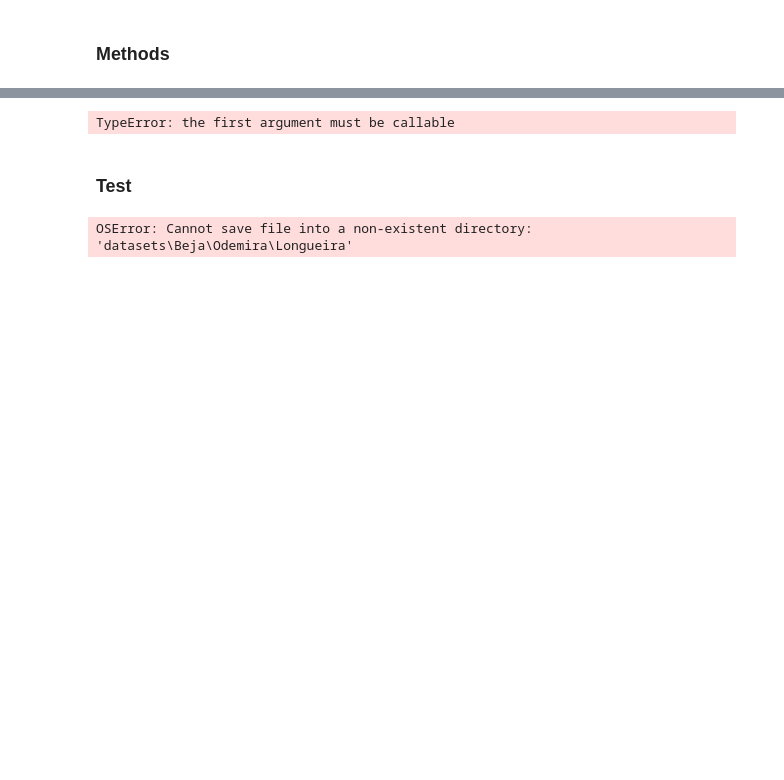
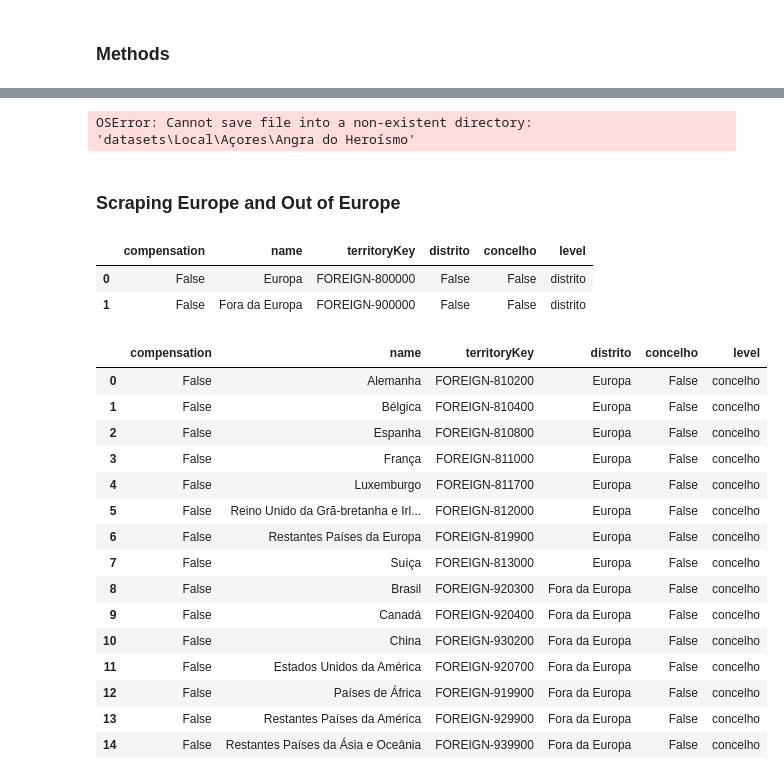
Before and after one commit to DevRubenDuarte/Legislativas-Portugal, a Jupyter notebook: 2_webscraper.ipynb, the cells around one changed output, grey strips where cells are left out. Saved outputs shown, nothing was run; the diff lists cells and outputs as text; code cells hidden in the pictures; blank space fills up the shorter version.

```diff
--- a/2_webscraper.ipynb
+++ b/2_webscraper.ipynb
@@ -16,7 +16,7 @@ site = 'https://www.legislativas2024.mai.gov.pt/assets/static'
 tchild = site +'/territory-children/territory-children-' # children territory codes url
 tresult = site +'/territory-results/territory-results-' # voting results url
 
-portugal = {
+portugal =  {
                 'compensation': [False],
                 'name': ['Portugal'],
                 'territoryKey': ['LOCAL-500000'],
@@ -25,7 +25,18 @@ portugal = {
                 'level': ['pais']
             }
 
+foreign =   {
+                'compensation': [False],
+                'name': ['Estrangeiro'],
+                'territoryKey': ['FOREIGN-600000'],
+                'distrito': False,
+                'concelho': False,
+                'level': ['pais']
+            }
+
 codes = pd.DataFrame(portugal) # creates codes dataframe, and populates with highest-tier level
+
+path = ''
 # %% [markdown]
 ### Methods
 # %%
@@ -100,16 +184,4 @@ county_codes = county_codes.reset_index(drop=True)
 # %%
-parish_codes = pd.DataFrame()
-
-# Drill down to parishes
-for row in county_codes.iterrows():
-    tkey = row[1]['territoryKey']
-    dist = row[1]['distrito']
-    county = row[1]['name']
-
-    parishes = get_children(tkey)
-    codes = pd.DataFrame(get_codes(parishes, dist, county, 'freguesia'))
-    parish_codes = pd.concat([parish_codes, codes])
-
 parish_dict =   {
                     'Longueira/Almograve': 'Longueira, Almograve',
                     'Alverca da Beira/Bouça Cova': 'Alverca da Beira, Bouça Cova',
@@ -118,6 +190,4 @@ parish_dict =   {
                     'Vila Cova do Covelo/Mareco': 'Vila Cova do Covelo, Mareco'
                 }
 
-parish_codes =  parish_codes.map(parish_dict).reset_index(drop=True)
+parishes =  parishes.replace(parish_dict).reset_index(drop=True)
-# %% [output]
-TypeError: the first argument must be callable
@@ -126,2 +193,0 @@ parish_codes
-# %% [markdown]
-### Test
@@ -141,16 +194,33 @@ parish_codes
-# %%
-freguesias_results = pd.DataFrame()
-
-for row in parish_codes.iterrows():
-    tkey = row[1]['territoryKey']
-    dist = row[1]['distrito']
-    county = row[1]['concelho']
-    parish = row[1]['name']
-
-    result = pd.DataFrame(get_result(tkey))
-
-    path = 'datasets/' + dist + '/' + county + '/'
-
-    result.to_csv(path + parish + '.csv')
-# %% [output]
-OSError: Cannot save file into a non-existent directory: 'datasets\Beja\Odemira\Longueira'
+# %%
+fetch_results(parishes)
+# %% [output]
+OSError: Cannot save file into a non-existent directory: 'datasets\Local\Açores\Angra do Heroísmo'
+# %% [markdown]
+### Scraping Europe and Out of Europe
+# %%
+circles = drill_lv1(foreign)
+circles
+# %% [output]
+|  | compensation | name | territoryKey | distrito | concelho | level |
+| 0 | False | Europa | FOREIGN-800000 | False | False | distrito |
+| 1 | False | Fora da Europa | FOREIGN-900000 | False | False | distrito |
+# %%
+countries = drill_lv2(circles)
+countries
+# %% [output]
+|  | compensation | name | territoryKey | distrito | concelho | level |
+| 0 | False | Alemanha | FOREIGN-810200 | Europa | False | concelho |
+| 1 | False | Bélgica | FOREIGN-810400 | Europa | False | concelho |
+| 2 | False | Espanha | FOREIGN-810800 | Europa | False | concelho |
+| 3 | False | França | FOREIGN-811000 | Europa | False | concelho |
+| 4 | False | Luxemburgo | FOREIGN-811700 | Europa | False | concelho |
+| 5 | False | Reino Unido da Grã-bretanha e Irl... | FOREIGN-812000 | Europa | False | concelho |
+| 6 | False | Restantes Países da Europa | FOREIGN-819900 | Europa | False | concelho |
+| 7 | False | Suíça | FOREIGN-813000 | Europa | False | concelho |
+| 8 | False | Brasil | FOREIGN-920300 | Fora da Europa | False | concelho |
+| 9 | False | Canadá | FOREIGN-920400 | Fora da Europa | False | concelho |
+| 10 | False | China | FOREIGN-930200 | Fora da Europa | False | concelho |
+| 11 | False | Estados Unidos da América | FOREIGN-920700 | Fora da Europa | False | concelho |
+| 12 | False | Países de África | FOREIGN-919900 | Fora da Europa | False | concelho |
+| 13 | False | Restantes Países da América | FOREIGN-929900 | Fora da Europa | False | concelho |
+| 14 | False | Restantes Países da Ásia e Oceânia | FOREIGN-939900 | Fora da Europa | False | concelho |
```
Also changed, not shown: parts of 16 cells of this notebook.
